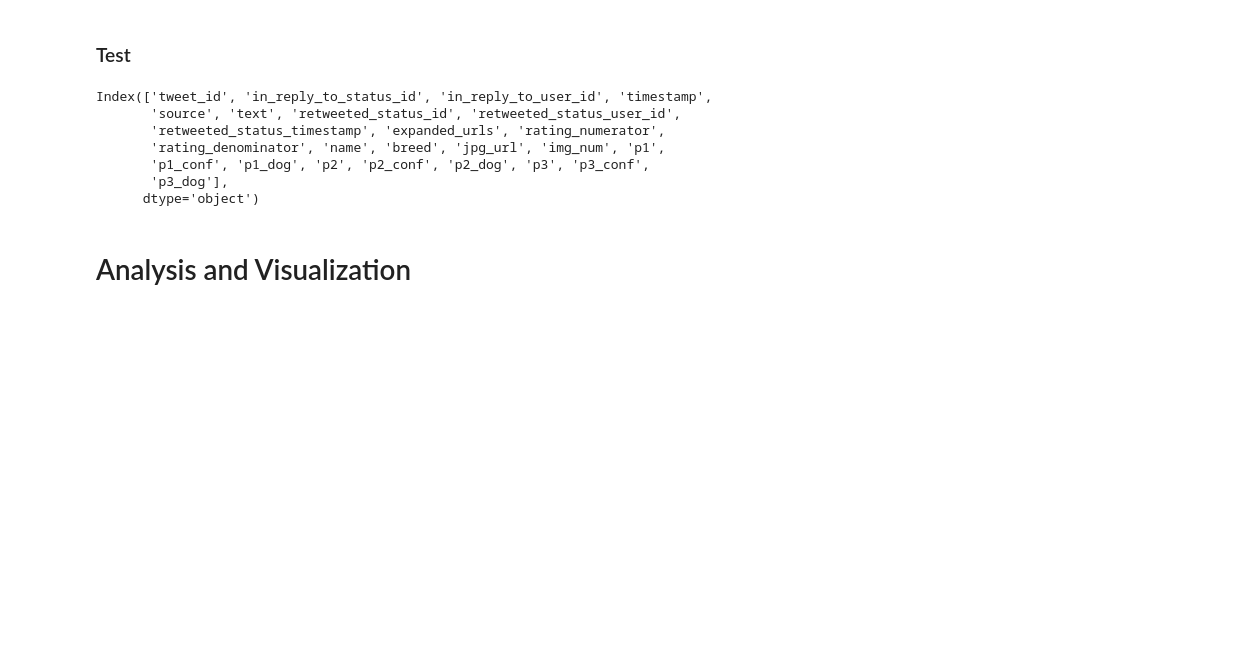
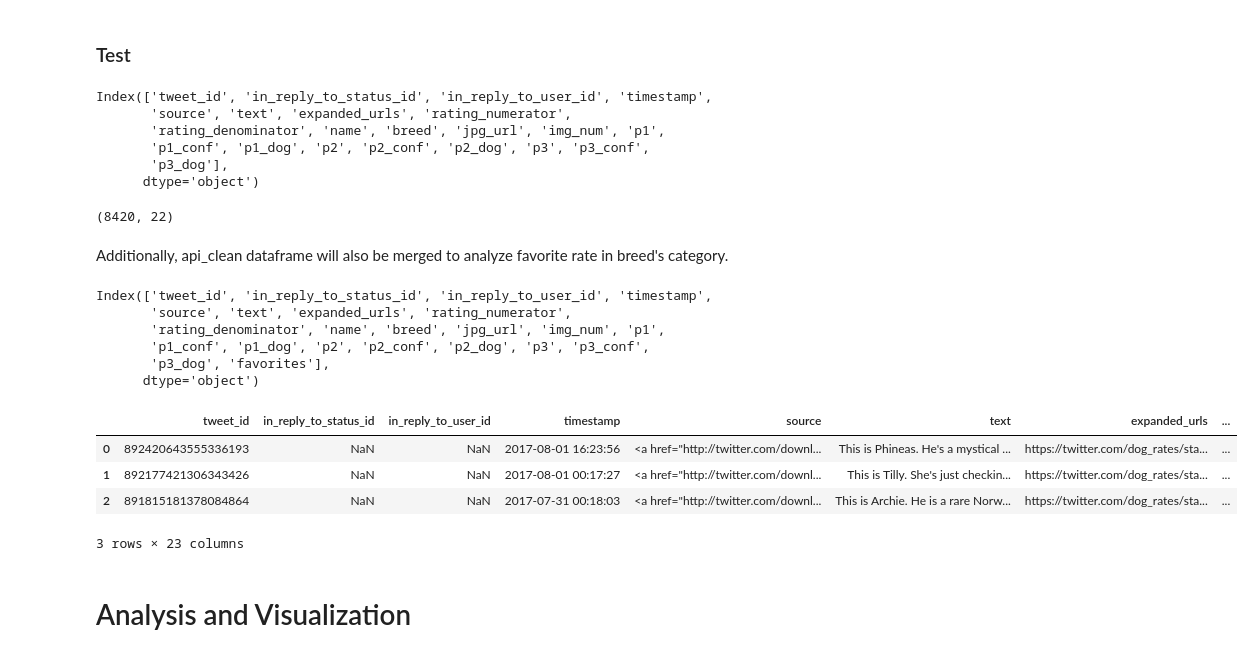
Before and after one commit to kcirne25/WeRateDogs-wrangle, a Jupyter notebook: wrangle_act.ipynb, the cells around one changed output. Cells and saved outputs as stored; diff of their text form; code cells hidden in the pictures; blank space fills up the shorter version.

```diff
--- a/wrangle_act.ipynb
+++ b/wrangle_act.ipynb
@@ -524,8 +525,7 @@ After this last code line, it is possible to observe that all quality issues wer
 # %% [markdown]
 ### Code
 # %%
-
 tweets_clean = pd.melt(tweets_clean, id_vars=['tweet_id', 'in_reply_to_status_id', 'in_reply_to_user_id', 'timestamp',
-       'source', 'text', 'retweeted_status_id', 'retweeted_status_user_id',
-       'retweeted_status_timestamp', 'expanded_urls', 'rating_numerator',
-       'rating_denominator', 'name'], var_name='breed', value_vars=['doggo', 'floofer', 'pupper', 'puppo'])
+       'source', 'text', 'expanded_urls', 'rating_numerator', 'rating_denominator', 'name'], var_name='breed',
+        value_vars=['doggo', 'floofer', 'pupper', 'puppo'])
+tweets_clean.breed.astype('category');
@@ -550,19 +553,43 @@ Image predictions and tweet dataframes can be merged in the same dataframe. This
 # %% [markdown]
 ### Code
 # %%
-tweets_clean = pd.merge(tweets_clean, images_clean, on=['tweet_id'], how='left')
+tweets_clean = tweets_clean.merge(images_clean, how='left', on='tweet_id')
 # %% [markdown]
 ### Test
 # %%
 tweets_clean.columns
 # %% [output]
 Index(['tweet_id', 'in_reply_to_status_id', 'in_reply_to_user_id', 'timestamp',
-       'source', 'text', 'retweeted_status_id', 'retweeted_status_user_id',
-       'retweeted_status_timestamp', 'expanded_urls', 'rating_numerator',
+       'source', 'text', 'expanded_urls', 'rating_numerator',
        'rating_denominator', 'name', 'breed', 'jpg_url', 'img_num', 'p1',
        'p1_conf', 'p1_dog', 'p2', 'p2_conf', 'p2_dog', 'p3', 'p3_conf',
        'p3_dog'],
       dtype='object')
+# %%
+tweets_clean.shape
+# %% [output]
+(8420, 22)
+# %% [markdown]
+Additionally, api_clean dataframe will also be merged to analyze favorite rate in breed's category.
+# %%
+tweets_clean = tweets_clean.merge(api_clean['favorites'], how='left', on='tweet_id')
+# %%
+tweets_clean.columns
+# %% [output]
+Index(['tweet_id', 'in_reply_to_status_id', 'in_reply_to_user_id', 'timestamp',
+       'source', 'text', 'expanded_urls', 'rating_numerator',
+       'rating_denominator', 'name', 'breed', 'jpg_url', 'img_num', 'p1',
+       'p1_conf', 'p1_dog', 'p2', 'p2_conf', 'p2_dog', 'p3', 'p3_conf',
+       'p3_dog', 'favorites'],
+      dtype='object')
+# %%
+tweets_clean.head(3)
+# %% [output]
+|  | tweet_id | in_reply_to_status_id | in_reply_to_user_id | timestamp | source | text | expanded_urls | ... |
+| 0 | 892420643555336193 | NaN | NaN | 2017-08-01 16:23:56 | <a href="http://twitter.com/downl... | This is Phineas. He's a mystical ... | https://twitter.com/dog_rates/sta... | ... |
+| 1 | 892177421306343426 | NaN | NaN | 2017-08-01 00:17:27 | <a href="http://twitter.com/downl... | This is Tilly. She's just checkin... | https://twitter.com/dog_rates/sta... | ... |
+| 2 | 891815181378084864 | NaN | NaN | 2017-07-31 00:18:03 | <a href="http://twitter.com/downl... | This is Archie. He is a rare Norw... | https://twitter.com/dog_rates/sta... | ... |
+3 rows × 23 columns
 # %% [markdown]
 # Analysis and Visualization
 # %%
```
Also changed, not shown: parts of 20 cells of this notebook.
